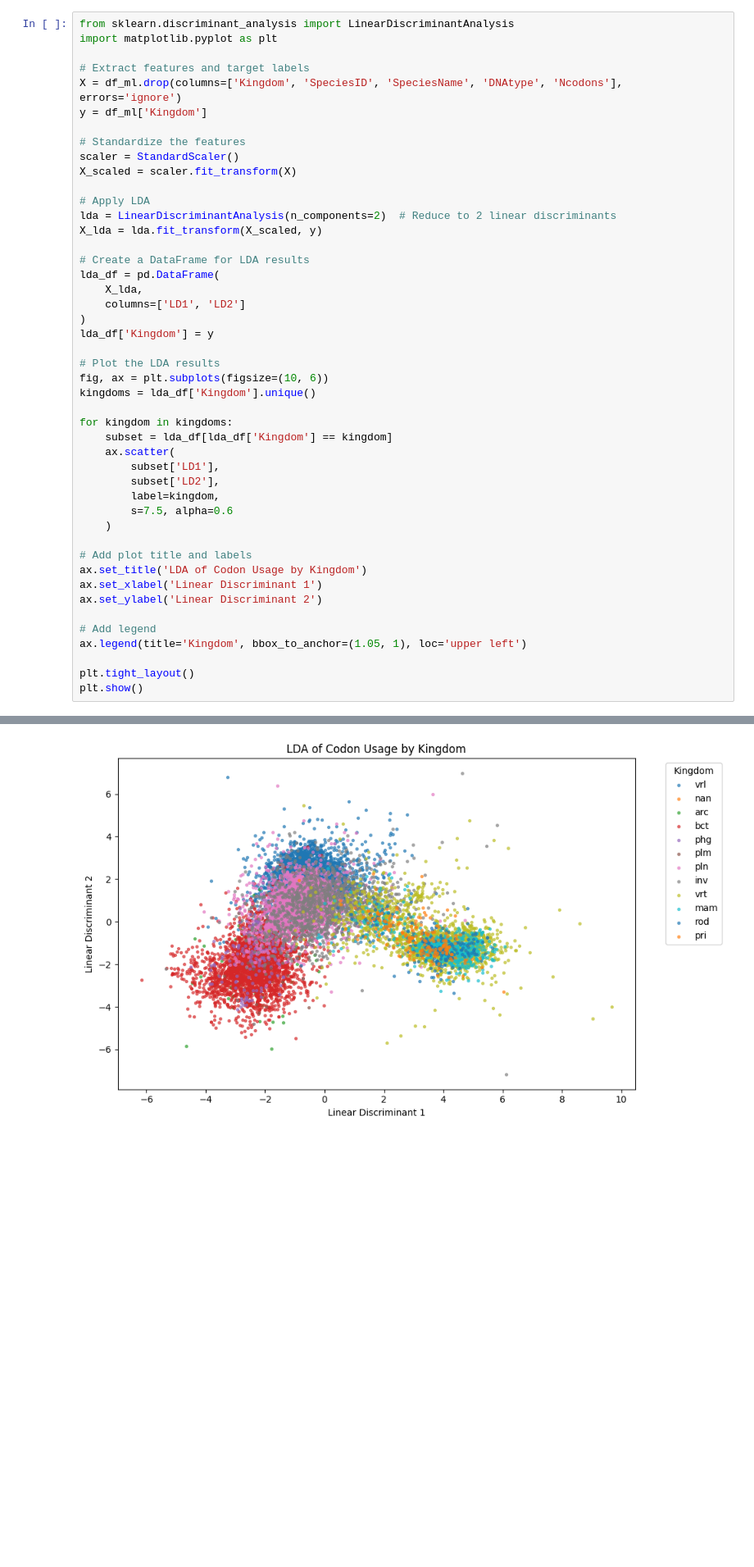
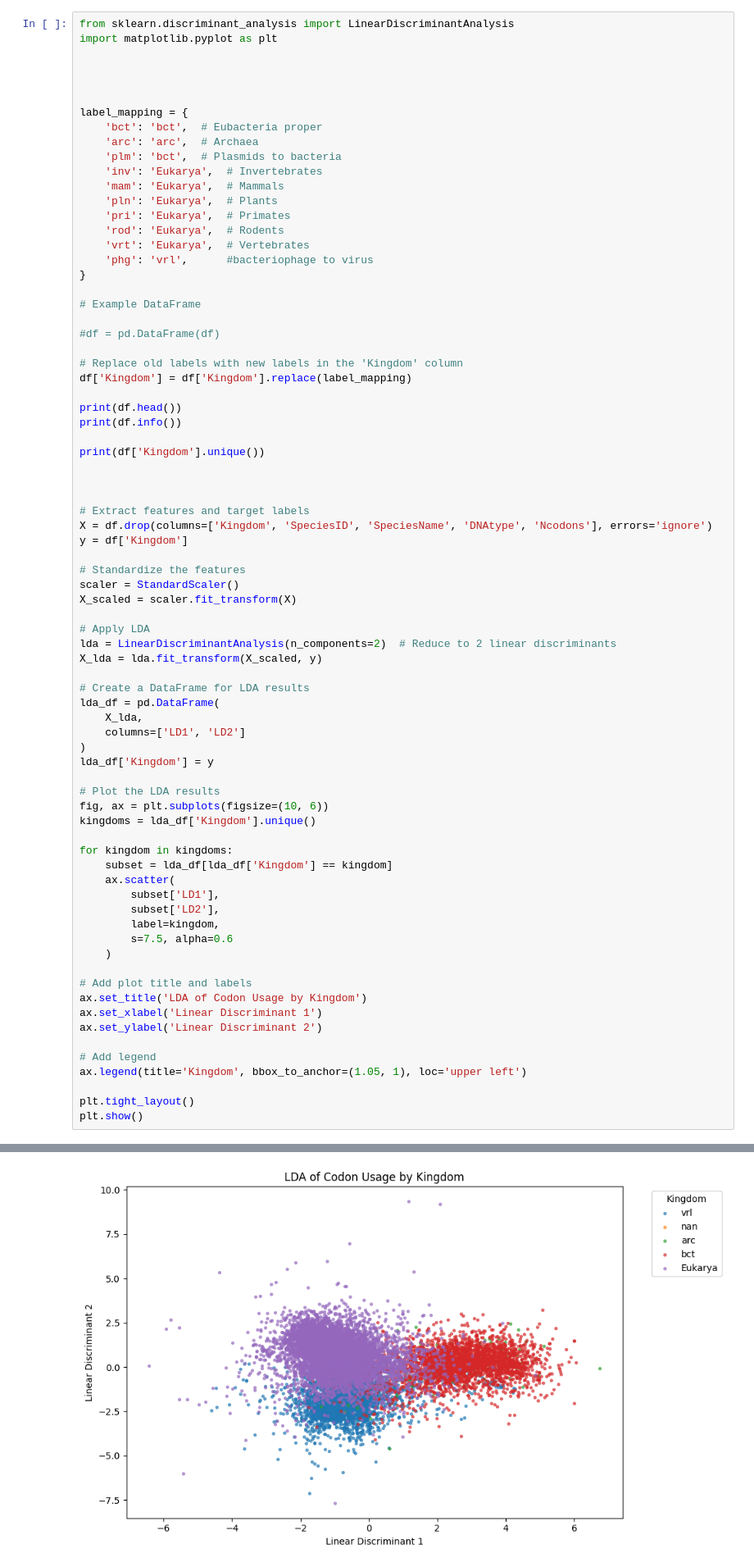
Before and after one commit to alexmoor527/CO2_ML_Group25, a Jupyter notebook: project_alex.ipynb, the cells around one changed output, grey strips where cells are left out. Shown at 82% size. Saved outputs shown, nothing was run; the diff lists cells and outputs as text; blank space fills up the shorter version.

```diff
--- a/project_alex.ipynb
+++ b/project_alex.ipynb
@@ -115,9 +129,39 @@ plt.show()
 from sklearn.discriminant_analysis import LinearDiscriminantAnalysis
 import matplotlib.pyplot as plt
 
+
+
+
+label_mapping = {
+    'bct': 'bct',  # Eubacteria proper
+    'arc': 'arc',  # Archaea
+    'plm': 'bct',  # Plasmids to bacteria
+    'inv': 'Eukarya',  # Invertebrates
+    'mam': 'Eukarya',  # Mammals
+    'pln': 'Eukarya',  # Plants
+    'pri': 'Eukarya',  # Primates
+    'rod': 'Eukarya',  # Rodents
+    'vrt': 'Eukarya',  # Vertebrates
+    'phg': 'vrl',      #bacteriophage to virus
+}
+
+# Example DataFrame
+
+#df = pd.DataFrame(df)
+
+# Replace old labels with new labels in the 'Kingdom' column
+df['Kingdom'] = df['Kingdom'].replace(label_mapping)
+
+print(df.head())
+print(df.info())
+
+print(df['Kingdom'].unique())
+
+
+
 # Extract features and target labels
-X = df_ml.drop(columns=['Kingdom', 'SpeciesID', 'SpeciesName', 'DNAtype', 'Ncodons'], errors='ignore')
-y = df_ml['Kingdom']
+X = df.drop(columns=['Kingdom', 'SpeciesID', 'SpeciesName', 'DNAtype', 'Ncodons'], errors='ignore')
+y = df['Kingdom']
 
 # Standardize the features
 scaler = StandardScaler()
@@ -161,4 +222,4 @@ plt.show()
-[figure, old version]
+[figure, new version]
 # %% [markdown]
 ### **Class Distribution Analysis**
 
```
Also changed, not shown: parts of 11 cells of this notebook.
